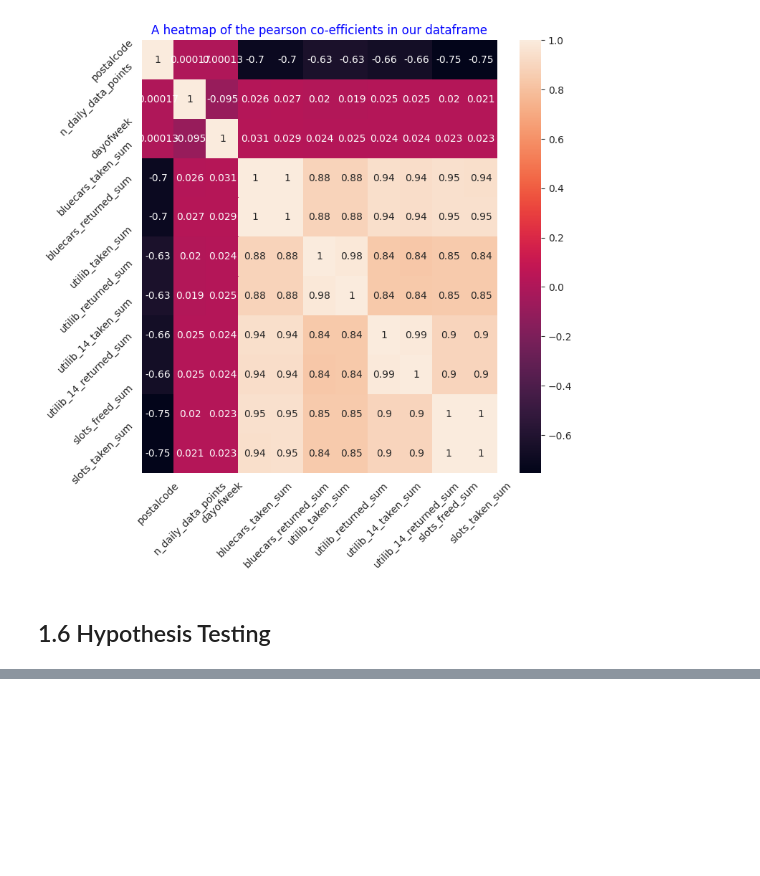
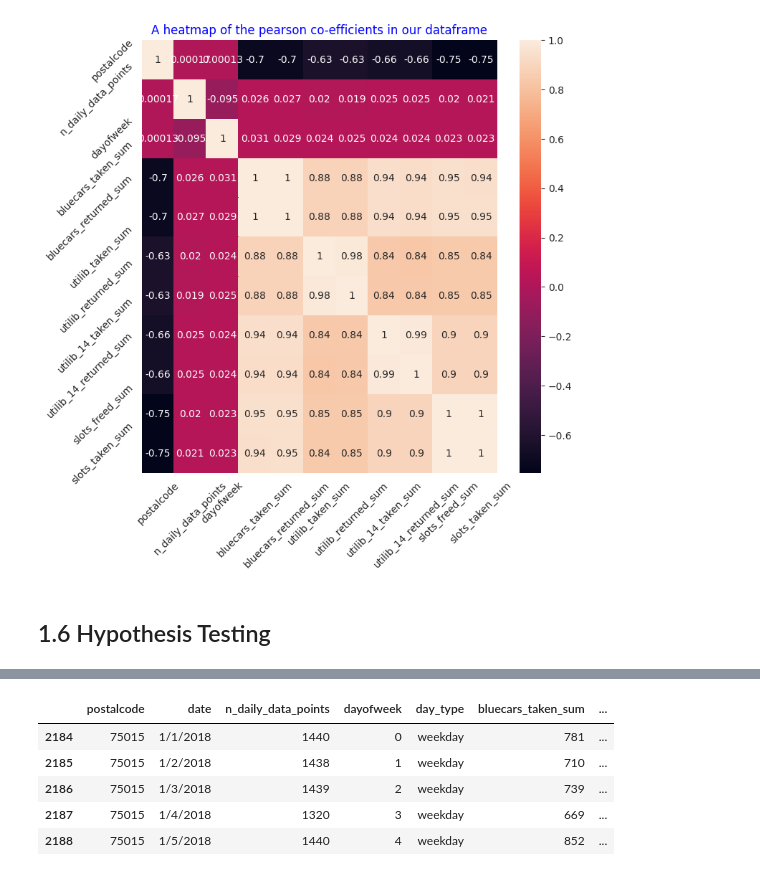
Before and after one commit to maronga/Week4-Core-IP, a Jupyter notebook: "Moringa_Data_Science_Core_W4_Independent_Python_Project_2022_01_23_John_Maronga_Python_Notebook"_ipynb.ipynb, the cells around one changed output, grey strips where cells are left out. Drawn from its saved outputs; the diff is of its cells as text; code cells hidden in the pictures; blank space fills up the shorter version.

```diff
--- a/"Moringa_Data_Science_Core_W4_Independent_Python_Project_2022_01_23_John_Maronga_Python_Notebook"_ipynb.ipynb
+++ b/"Moringa_Data_Science_Core_W4_Independent_Python_Project_2022_01_23_John_Maronga_Python_Notebook"_ipynb.ipynb
@@ -647,3 +732,15 @@ h1.head()
+# %%
+# Creating a dataframe containing the 75015 postal code as p2
+
+p2 = df[df['postalcode'] == 75015]
+p2.head()
+# %% [output]
+|  | postalcode | date | n_daily_data_points | dayofweek | day_type | bluecars_taken_sum | ... |
+| 2184 | 75015 | 1/1/2018 | 1440 | 0 | weekday | 781 | ... |
+| 2185 | 75015 | 1/2/2018 | 1438 | 1 | weekday | 710 | ... |
+| 2186 | 75015 | 1/3/2018 | 1439 | 2 | weekday | 739 | ... |
+| 2187 | 75015 | 1/4/2018 | 1320 | 3 | weekday | 669 | ... |
+| 2188 | 75015 | 1/5/2018 | 1440 | 4 | weekday | 852 | ... |
 # %%
 # # STEP 3
 
```
Also changed, not shown: parts of 45 cells of this notebook.
